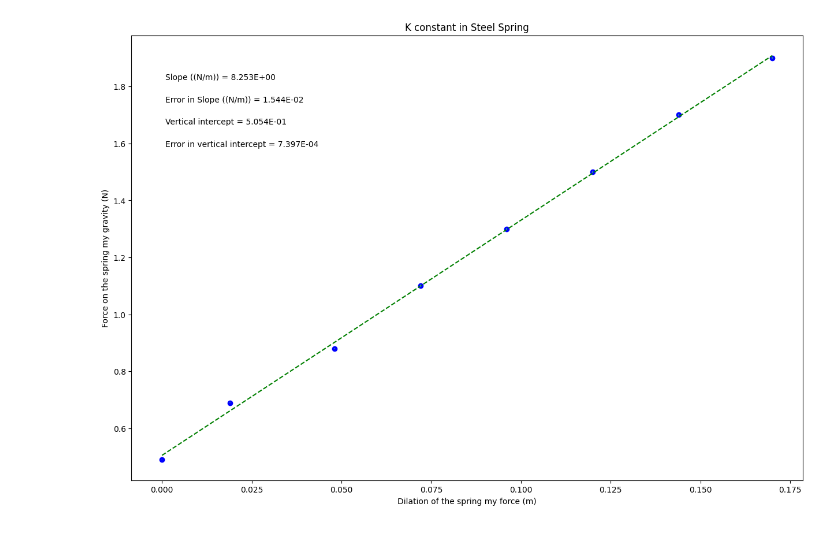
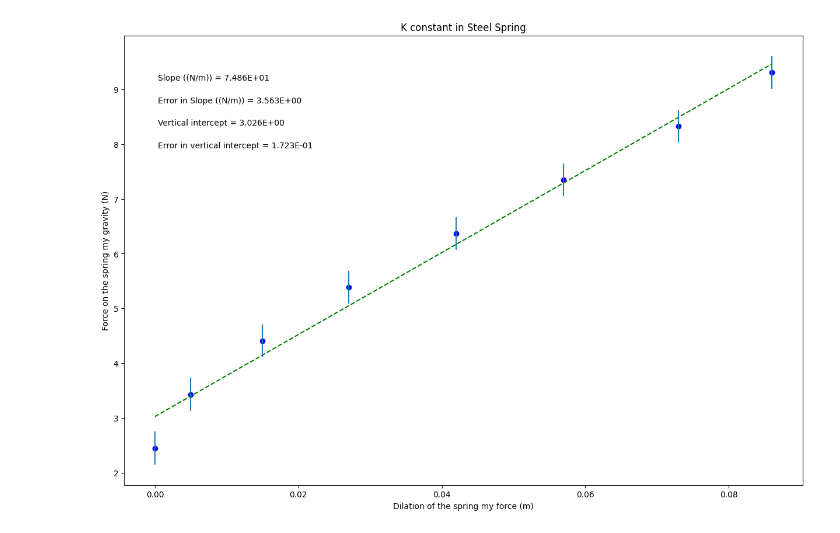
Before and after one commit to I-cant-belive-xander-is-here/School, a Jupyter notebook: PHSXlab_plotting_template.ipynb, the cells around one changed output. Drawn from its saved outputs; the diff is of its cells as text; code cells hidden in the pictures.

```diff
--- a/PHSXlab_plotting_template.ipynb
+++ b/PHSXlab_plotting_template.ipynb
@@ -19,11 +19,11 @@ import matplotlib.pyplot as plt
 #variable names should start with a letter and must contain only letters, numbers, and underscores
 
 
-meters = np.array([0, 0.019, 0.048, 0.072, 0.096, 0.12, 0.144, 0.17])
+meters = np.array([0, 0.005, 0.015, 0.027, 0.042, 0.057, 0.073, 0.086])
 
-Newton = np.array([0.49, 0.69, 0.88, 1.1, 1.3, 1.5, 1.7, 1.9])
+Newton = np.array([2.45, 3.43, 4.41, 5.39, 6.37, 7.35, 8.33, 9.31])
 
-err_yvariable_changeme = np.array([0.00098, 0.00098, 0.002, 0.0039, 0.0039, 0.0039, 0.0039, 0.0039])
+err_yvariable_changeme = np.array([0.300, 0.300, 0.300, 0.300, 0.300, 0.300, 0.300, 0.300])
 
 
 
@@ -92,31 +92,31 @@ elif annotation_placement==3 or annotation_placement==4:
 #Don't need to change anything in this section!
 
 #Plot data on graph. Plot error bars and place values for slope,
 #error in slope, and vertical intercept (plus error) on the plot using "annotate"
 
 plt.figure(figsize=(15,10))
 
 plt.plot(x, fit, color='green', linestyle='--')
 plt.scatter(x, y, color='blue', marker='o')
 
 plt.xlabel(x_label)
 plt.ylabel(y_label)
 plt.title(plot_title)
 
 plt.errorbar(x, y, yerr=dy, xerr=None, fmt="none") #don't need to plot x error bars
 
 plt.annotate('Slope ({}) = {value:.{digits}E}'.format(slope_units,value=m, digits=3),
              (xpos, ypos[0]), xycoords='axes fraction')
 
 plt.annotate('Error in Slope ({}) = {value:.{digits}E}'.format(slope_units,value=dm, digits=3),
              (xpos, ypos[1]), xycoords='axes fraction')
 
 plt.annotate('Vertical intercept = {value:.{digits}E}'.format(value=b, digits=3),
              (xpos, ypos[2]), xycoords='axes fraction')
 
 plt.annotate('Error in vertical intercept = {value:.{digits}E}'.format(value=db, digits=3),
              (xpos, ypos[3]), xycoords='axes fraction')
 
 plt.show()
 # %% [output]
-[figure, old version]
+[figure, new version]
```
